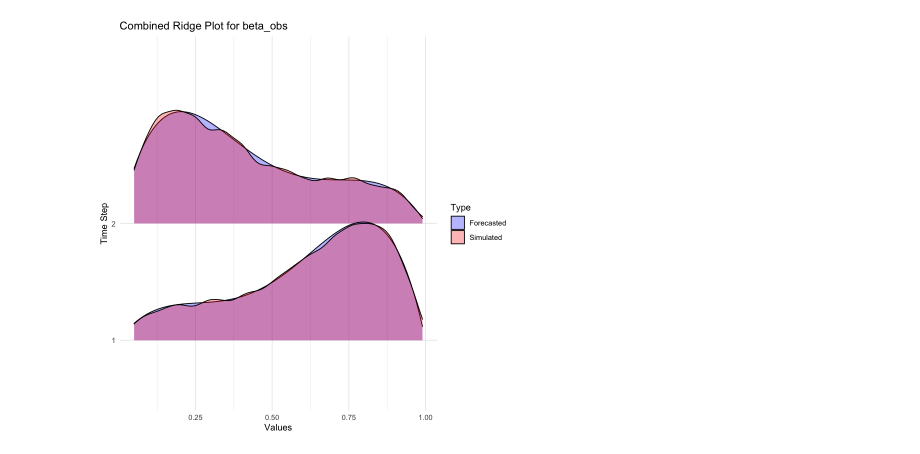
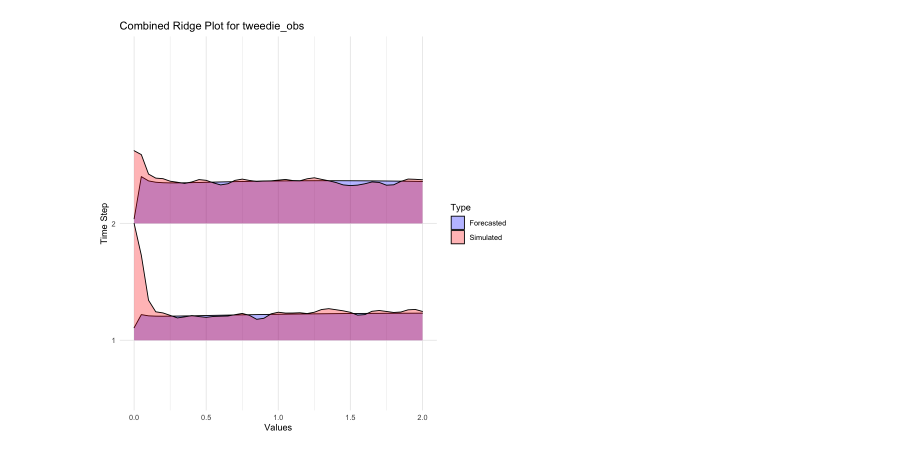
Before and after one commit to TheoMichelot/hmmTMB, a Jupyter notebook: inst/devel/create_test_forecast_dists.ipynb, the cells around one changed output. Cells and saved outputs as stored; diff of their text form; code cells hidden in the pictures.

Commit message:
Add unit test coverage

```diff
--- a/inst/devel/create_test_forecast_dists.ipynb
+++ b/inst/devel/create_test_forecast_dists.ipynb
@@ -106,7 +97,7 @@ evaluation_vals <- list(
   # cat_obs        = 1:3,
   dir_obs        = sapply(seq(0.005, 0.995, by = 0.01),          # was seq(0,   1,    0.05)
                           function(x) c(x, 1 - x)),
-  exp_obs        = seq(0.05, 10, by = 0.10),
+  exp_obs        = seq(0.05, 3, by = 0.10),
   foldednorm_obs = seq(0.05, 5, by = 0.10),
   gamma_obs      = seq(0.05, 10, by = 0.10),
   gamma2_obs     = seq(0.05, 10, by = 0.10),
@@ -117,8 +108,8 @@ evaluation_vals <- list(
   norm_obs       = seq(-3, 3, by = 0.10),
   pois_obs       = 0:20,
   t_obs          = seq(-5, 5, by = 0.10),
-  truncnorm_obs  = seq(-1.975, 2.975, by = 0.05),              # was seq(-2,  3,   0.05)
-  tweedie_obs    = seq(0, 2, by = 0.01),
+  truncnorm_obs  = seq(-1.975, 2.975, by = 0.15),              # was seq(-2,  3,   0.05)
+  tweedie_obs    = seq(0, 2, by = 0.05),
   vm_obs         = seq(-pi, pi, length.out = 100),
   weibull_obs    = seq(0.05, 10, by = 0.10),
   wrpcauchy_obs  = seq(-pi, pi, length.out = 100),
@@ -127,13 +118,14 @@ evaluation_vals <- list(
   zigamma2_obs   = seq(0, 5, by = 0.1),
   zinbinom_obs   = 0:30,
   zipois_obs     = 0:20,
-  zoibeta_obs    = seq(0, 0.995, by = 0.01),               # was seq(0.01,0.99,0.01)
-  ztnbinom_obs   = 1:30,
-  ztpois_obs     = 1:20
+  zoibeta_obs    = seq(0, 1, by = 0.01),               # was seq(0.01,0.99,0.01)
+  ztnbinom_obs   = 0:30,
+  ztpois_obs     = 0:20
 )
 
 full_params <- list(dists = dists, params = params, evaluation_vals = evaluation_vals)
-save(full_params, file = "../../tests/testthat/data/full_params.rds")
+saveRDS(full_params, file = "../../tests/testthat/data/full_params.rds")
+full_params <- readRDS("../../tests/testthat/data/full_params.rds")
 # %%
 
 n_training <- 2
@@ -173,6 +165,6 @@ forecast_df$mvnorm_obs <- I(replicate(n_forecast, c(NA, NA), simplify = FALSE))
 forecast <- Forecast$new(
   hmm = true_mod,
   forecast_data = forecast_df,
-  preset_x_vals = evaluation_vals,
+  preset_eval_range = evaluation_vals,
   starting_state_distribution = starting_state %*% tpm,
 )
@@ -388,40 +374,39 @@ ERROR: Error:
 # %%
 library(ggplot2)
-obs <- "beta_obs" # Change this to the observation you want to plot
+obs <- "tweedie_obs" # Change this to the observation you want to plot
 # Prepare data for combined ridge plot
 if (!is.null(dim(evaluation_vals[[obs]]))) {
-  x_vals <- unique(evaluation_vals[[obs]][1, ])
+  eval_range <- unique(evaluation_vals[[obs]][1, ])
 } else {
-  bin_width <- evaluation_vals[[obs]][2] - evaluation_vals[[obs]][1]
-  x_vals <- evaluation_vals[[obs]]
+  eval_range <- evaluation_vals[[obs]]
 }
 
 combined_data <- rbind(
   data.frame(
-    x = rep(x_vals, n_forecast),
-    time = rep(1:n_forecast, each = length(x_vals)),
-    density = as.vector(forecasted_pdfs[[obs]])/max(as.vector(simulated_pdfs[[obs]])),
+    x = rep(eval_range, n_forecast),
+    time = rep(1:n_forecast, each = length(eval_range)),
+    density = as.vector(forecast_dists[[obs]])/max(as.vector(simulated_pdfs[[obs]])),
     type = "Forecasted"
   ),
   data.frame(
-    x = rep(x_vals, n_forecast),
-    time = rep(1:n_forecast, each = length(x_vals)),
+    x = rep(eval_range, n_forecast),
+    time = rep(1:n_forecast, each = length(eval_range)),
     density = as.vector(simulated_pdfs[[obs]])/max(as.vector(simulated_pdfs[[obs]])),
     type = "Simulated"
   )
 )
 
 # Create combined ridge plot
 ggplot(combined_data, aes(x = x, y = factor(time), height = density, fill = type)) +
   geom_ridgeline(alpha = 0.3) +
   scale_fill_manual(values = c("Forecasted" = "blue", "Simulated" = "red")) +
   labs(
     title = paste("Combined Ridge Plot for", obs),
     x = "Values",
     y = "Time Step",
     fill = "Type"
   ) +
   theme_minimal() +
   coord_cartesian(ylim = c(1, 3))
 # %% [output]
-[figure, old version]
+[figure, new version]
```
Also changed, not shown: parts of 13 cells of this notebook, 9 other files.
